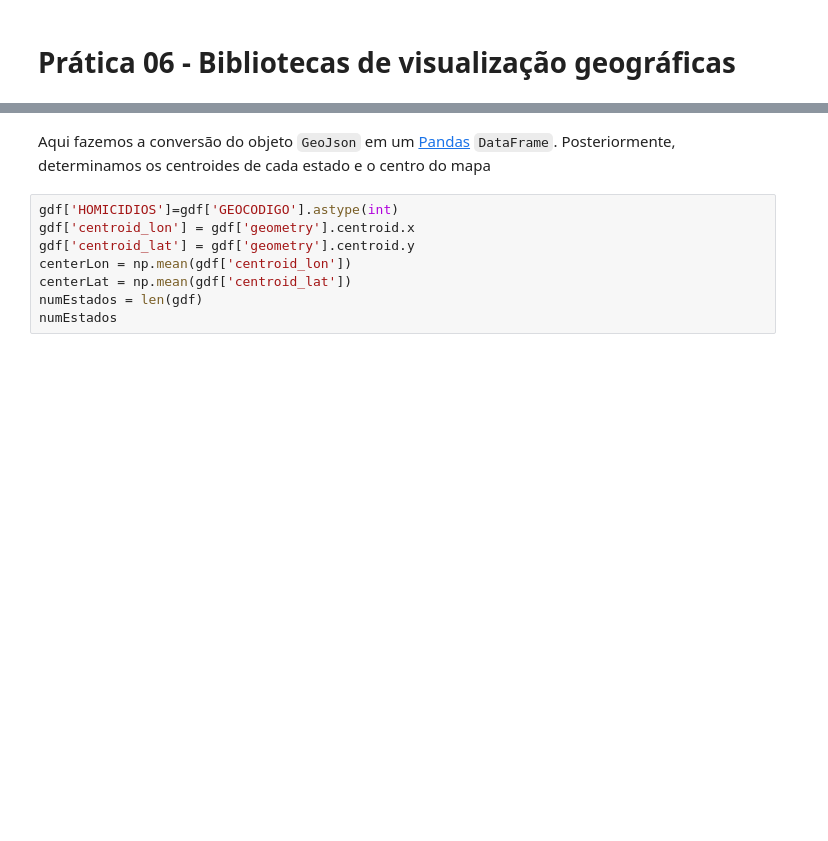
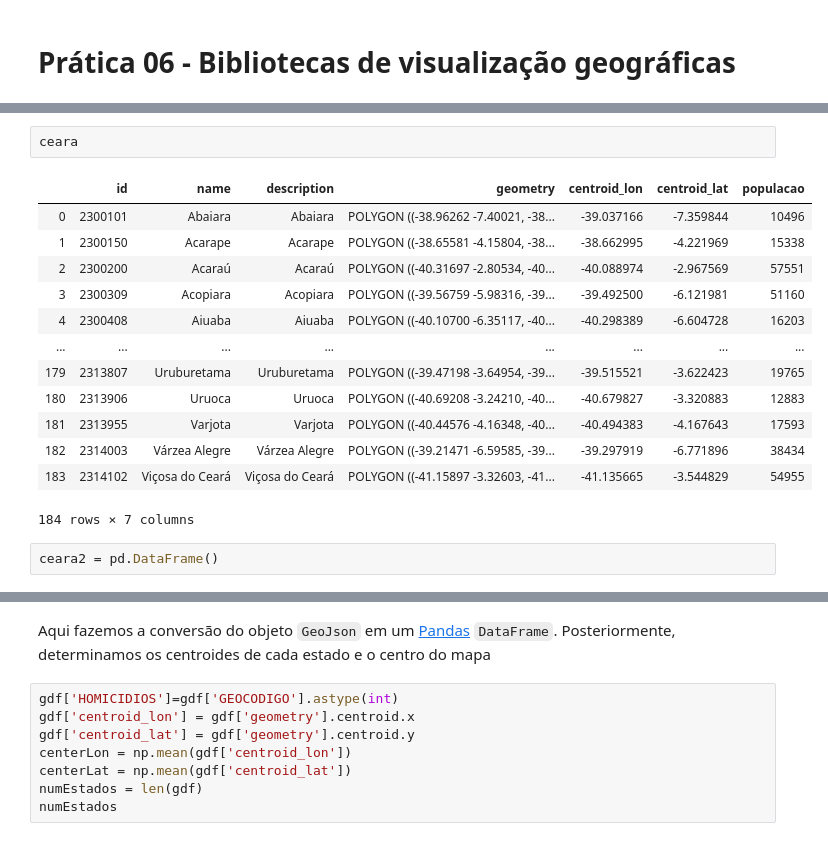
Before and after one commit to marcielbp/Statistics-and-Probability, a Jupyter notebook: python/notebooks/praticas/pr06_p2.ipynb, the cells around one changed output, grey strips where cells are left out. Cells and saved outputs as stored; diff of their text form; blank space fills up the shorter version.

```diff
--- a/python/notebooks/praticas/pr06_p2.ipynb
+++ b/python/notebooks/praticas/pr06_p2.ipynb
@@ -15,0 +29,18 @@ ModuleNotFoundError: No module named 'geopandas'
+# %%
+ceara
+# %% [output]
+|  | id | name | description | geometry | centroid_lon | centroid_lat | populacao |
+| 0 | 2300101 | Abaiara | Abaiara | POLYGON ((-38.96262 -7.40021, -38... | -39.037166 | -7.359844 | 10496 |
+| 1 | 2300150 | Acarape | Acarape | POLYGON ((-38.65581 -4.15804, -38... | -38.662995 | -4.221969 | 15338 |
+| 2 | 2300200 | Acaraú | Acaraú | POLYGON ((-40.31697 -2.80534, -40... | -40.088974 | -2.967569 | 57551 |
+| 3 | 2300309 | Acopiara | Acopiara | POLYGON ((-39.56759 -5.98316, -39... | -39.492500 | -6.121981 | 51160 |
+| 4 | 2300408 | Aiuaba | Aiuaba | POLYGON ((-40.10700 -6.35117, -40... | -40.298389 | -6.604728 | 16203 |
+| ... | ... | ... | ... | ... | ... | ... | ... |
+| 179 | 2313807 | Uruburetama | Uruburetama | POLYGON ((-39.47198 -3.64954, -39... | -39.515521 | -3.622423 | 19765 |
+| 180 | 2313906 | Uruoca | Uruoca | POLYGON ((-40.69208 -3.24210, -40... | -40.679827 | -3.320883 | 12883 |
+| 181 | 2313955 | Varjota | Varjota | POLYGON ((-40.44576 -4.16348, -40... | -40.494383 | -4.167643 | 17593 |
+| 182 | 2314003 | Várzea Alegre | Várzea Alegre | POLYGON ((-39.21471 -6.59585, -39... | -39.297919 | -6.771896 | 38434 |
+| 183 | 2314102 | Viçosa do Ceará | Viçosa do Ceará | POLYGON ((-41.15897 -3.32603, -41... | -41.135665 | -3.544829 | 54955 |
+184 rows × 7 columns
+# %%
+ceara2 = pd.DataFrame()
```
Also changed, not shown: parts of 8 cells of this notebook, 5 other files.
